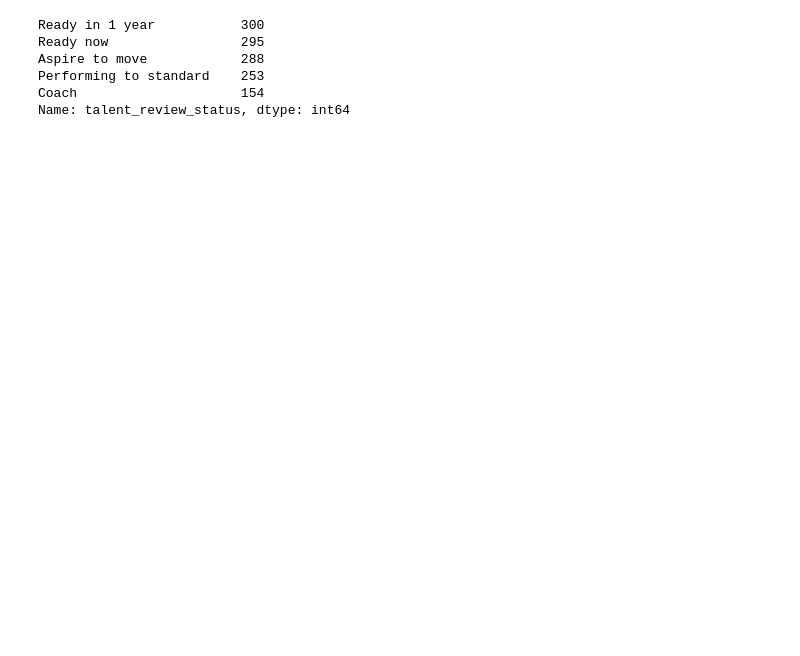
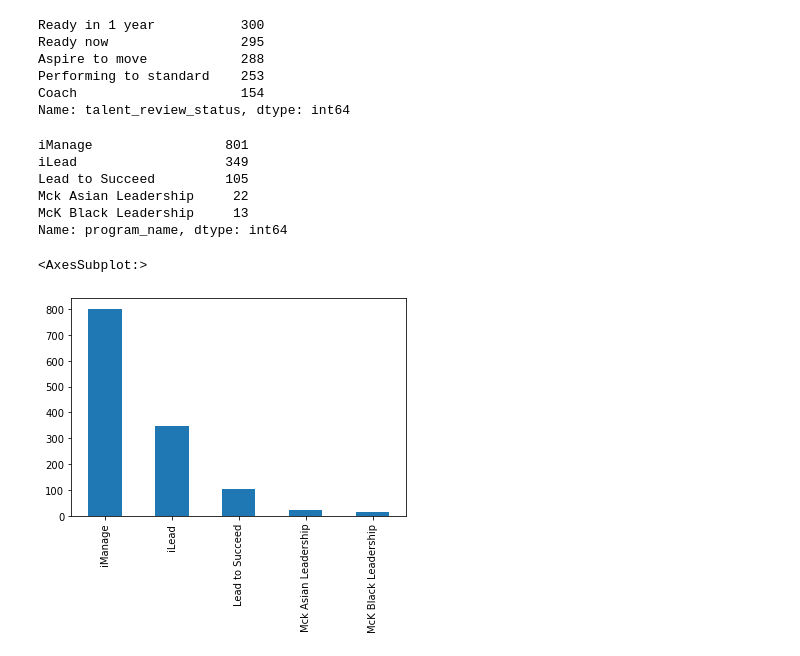
Before and after one commit to jisellejones/employee_learning, a Jupyter notebook: code/EDA.ipynb, the cells around one changed output. Cells and saved outputs as stored; diff of their text form; code cells hidden in the pictures; blank space fills up the shorter version.

```diff
--- a/code/EDA.ipynb
+++ b/code/EDA.ipynb
@@ -65,5 +76,19 @@ Performing to standard    253
 Coach                     154
 Name: talent_review_status, dtype: int64
 # %%
-#
-results_df.talent_review_status.value_counts(dropna=False)
+# Count of Participants in each program
+participants_per_program = results_df.program_name.value_counts(dropna=False)
+participants_per_program
+# %% [output]
+iManage                 801
+iLead                   349
+Lead to Succeed         105
+Mck Asian Leadership     22
+McK Black Leadership     13
+Name: program_name, dtype: int64
+# %%
+# bar plot of participants per program
+participants_per_program.plot.bar()
+# %% [output]
+<AxesSubplot:>
+[figure, added]
```
Also changed, not shown: parts of 20 cells of this notebook.
